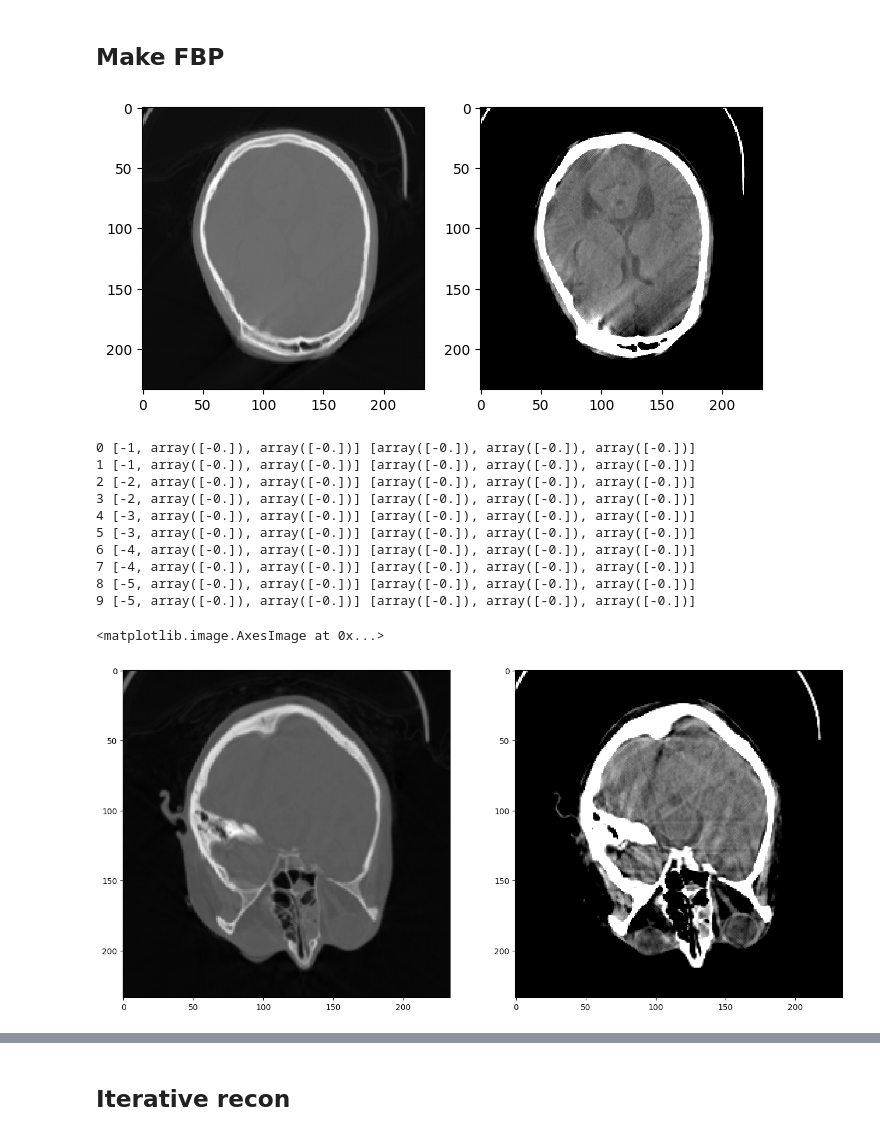
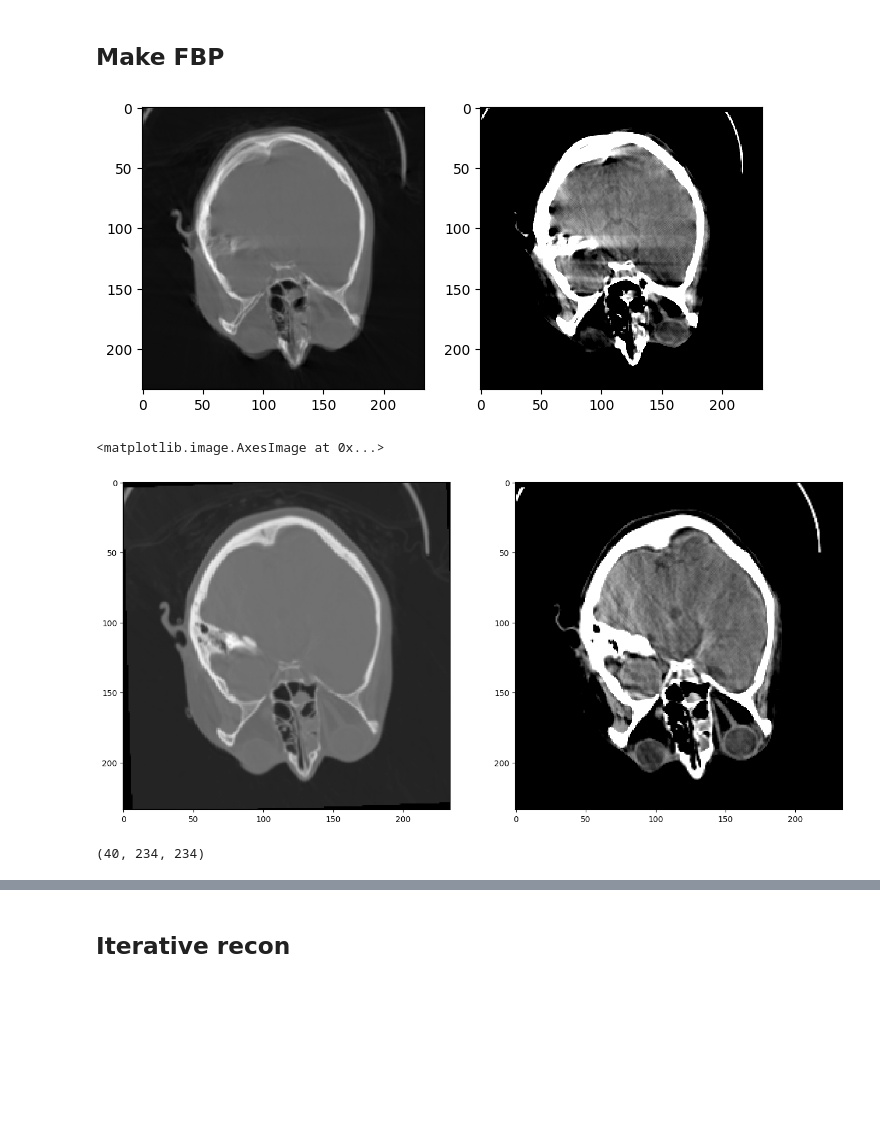
Before and after one commit to zhennongchen/CTProjector, a Jupyter notebook: example/ex_recon_gaussian_motion.ipynb, the cells around one changed output, grey strips where cells are left out. Cells and saved outputs as stored; diff of their text form; code cells hidden in the pictures; blank space fills up the shorter version.

```diff
--- a/example/ex_recon_gaussian_motion.ipynb
+++ b/example/ex_recon_gaussian_motion.ipynb
@@ -49,9 +49,9 @@ truth = img_ds[0,...]/ 0.019 * 1000 - 1024
 (71, 234, 234) [2.5266578 1.        1.       ]
 (1, 40, 234, 234)
 # %%
-def generate_and_save_sinograms_spline_motion(img, total_angle, amplitude_tx, amplitude_ty, amplitude_tz, amplitude_rx, amplitude_ry, amplitude_rz, file_name , sga = 0, load_file = False, geometry = 'fan', total_view_num = 1000, increment = 100, gantry_rotation_time = 500):
+def generate_and_save_sinograms_spline_motion(img, total_angle, amplitude_tx, amplitude_ty, amplitude_tz, amplitude_rx, amplitude_ry, amplitude_rz, file_name , sga, load_file = False, geometry = 'fan', total_view_num = 1000, increment = 100, gantry_rotation_time = 500):
     t = np.linspace(0,gantry_rotation_time, 5, endpoint=True)
-    print(t)
+    print(total_view_num)
     spline_tx = transform.interp_func(t, np.asarray(amplitude_tx))
     spline_ty = transform.interp_func(t, np.asarray(amplitude_ty))
     spline_tz = transform.interp_func(t, np.asarray(amplitude_tz))
@@ -64,7 +64,7 @@ def generate_and_save_sinograms_spline_motion(img, total_angle, amplitude_tx, am
     angles = ff.get_angles_zc(total_view_num, total_angle, sga)
 
     if load_file == False:
-        sinogram = basic.fp_w_spline_motion_model(img, projector, angles,3,  spline_tx, spline_ty, spline_tz, spline_rx, spline_ry, spline_rz, geometry, total_view = total_view_num, gantry_rotation_time = 500, slice_num = None, increment = increment, order = 3)
+        sinogram = basic.fp_w_spline_motion_model(img, projector, angles, spline_tx, spline_ty, spline_tz, spline_rx, spline_ry, spline_rz, geometry, total_view = total_view_num, gantry_rotation_time = 500, slice_num = None, increment = increment, order = 3)
 
         np.save(file_name, sinogram)
     else:
@@ -73,14 +73,14 @@ def generate_and_save_sinograms_spline_motion(img, total_angle, amplitude_tx, am
     return angles, sinogram, total_angle, spline_tx, spline_ty, spline_tz, spline_rx, spline_ry, spline_rz, geometry, projector
 # %%
 t = np.linspace(0, 500, 5, endpoint=True)
-amplitude_tx = np.linspace(0,0,5)
+amplitude_tx = np.asarray([0, 0.5, 1.987, 2.659, 0.66]) #np.linspace(0,0,5)
 amplitude_ty = np.linspace(0,0,5)
-amplitude_tz = np.linspace(0,5,5)
-amplitude_rx = np.linspace(0,0/180*np.pi,5)
+amplitude_tz = np.asarray([0, 0.864, 2.762, 2.346, 1.508])  #np.linspace(0,5,5)
+amplitude_rx = np.asarray([0, -1.1, -2.422, -2.652, -0.302]) / 180 * np.pi #np.linspace(0,0/180*np.pi,5)
 amplitude_ry = np.linspace(0,0/180*np.pi,5)
-amplitude_rz = np.linspace(0,0/180*np.pi,5)
-total_view_num = 1000
-increment = 100
+amplitude_rz = np.asarray([0,-0.4, -2.077, -1.343, -0.418]) / 180 * np.pi #np.linspace(0,0/180*np.pi,5)
+total_view_num = 1400
+increment = 56
 gantry_rotation_time = 500
 
 
@@ -128,24 +109,22 @@ plt.subplot(121); plt.imshow(ff.set_window(fbp_motion[15,...].T,500, 2000), 'gra
 plt.subplot(122); plt.imshow(ff.set_window(fbp_motion[15, :, :].T,50, 100), 'gray')
 nb.save(nb.Nifti1Image(np.rollaxis(fbp_motion,0,3),affine), '/mnt/mount_zc_NAS/motion_correction/data/test_sinograms/motion.nii.gz')
 # %% [output]
-[figure, old version]
+[figure, new version]
 # %%
-total_views = 1000
-gantry_time = 500
 # define how many PARs you want to make:
-K = 10
+K = 25
 # define use whole or half sinogram?
 use = 'whole'
 
 if use[0] == 'w':
     sinogram2 = np.copy(sinogram)
     angles2 = np.copy(angles)
-    time2 = gantry_time
+    time2 = gantry_rotation_time
 
 else:
     sinogram2 = sinogram[:, 0: sinogram.shape[1]//2, :, :]
     angles2 = angles[0: sinogram.shape[1]//2]
-    time2 = gantry_time/2
+    time2 = gantry_rotation_time/2
 
 # define the time window for each PAR
 times = np.linspace(time2/K, time2, K)
@@ -155,45 +134,39 @@ fbp_projector2 = basic.backprojector(img_ds,spacing)
 
 # divide sinogram:
 sinogram_segments,  num_angles_in_one_segment, segment_indexes = basic.divide_sinogram_direct_num(sinogram2, K , sinogram2.shape[1])
 
 ##### IMPORTANT  - assign weights to sinogram projection data according to in-plane rotation:
-sinogram_weighted, weights = transform.weighted_projection_due_to_rotation(sinogram_segments, segment_indexes, spline_rz, total_views, K,times, angles, sga, use_affine_transform = True)
+sinogram_weighted, weights = transform.weighted_projection_due_to_rotation(sinogram_segments, segment_indexes, spline_rz, total_view_num, K,times, angles, sga, use_affine_transform = True)
 
 # make PAR:
 final_par = basic.make_PAR_new(sinogram_weighted, segment_indexes,  angles2, img_ds[0,...].shape, projector2, fbp_projector2, geometry = geometry, back_to_original_value=False)
 
 # apply ground truth motion:
 PAR_transformed_true_sinogram = np.copy(final_par)
 for j in range(0,PAR_transformed_true_sinogram.shape[0]):
     t_end =[times[j]]
 
     translation_ = [-spline_tz(t_end), -spline_tx(t_end), -spline_ty(t_end)]
     rotation_ = [-spline_rz(t_end), -spline_rx(t_end), -spline_ry(t_end)]
     # print(j, translation_, [rr/np.pi*180 for rr in rotation_])
     I = final_par[j,...]
     _,_,_,transformation_matrix = transform.generate_transform_matrix(translation_,rotation_,[1,1,1],I.shape, which_one_is_first = 'translation') # need to inverse the action
     transformation_matrix = transform.transform_full_matrix_offset_center(transformation_matrix, I.shape)
     img_new = transform.apply_affine_transform(I, transformation_matrix, order = 3, cval = np.min(I))
 
     PAR_transformed_true_sinogram[j,...] = img_new
 
 PAR = np.sum(PAR_transformed_true_sinogram,axis=0) / (K) * 2
 PAR = PAR / 0.019 * 1000 - 1024
 plt.figure(figsize = (16,8))
 plt.subplot(121); plt.imshow(ff.set_window(PAR[15,:,:].T,500, 2000), 'gray')
 plt.subplot(122); plt.imshow(ff.set_window(PAR[15,:,:].T,50, 100), 'gray')
 # %% [output]
-0 [-1, array([-0.]), array([-0.])] [array([-0.]), array([-0.]), array([-0.])]
-1 [-1, array([-0.]), array([-0.])] [array([-0.]), array([-0.]), array([-0.])]
-2 [-2, array([-0.]), array([-0.])] [array([-0.]), array([-0.]), array([-0.])]
-3 [-2, array([-0.]), array([-0.])] [array([-0.]), array([-0.]), array([-0.])]
-4 [-3, array([-0.]), array([-0.])] [array([-0.]), array([-0.]), array([-0.])]
-5 [-3, array([-0.]), array([-0.])] [array([-0.]), array([-0.]), array([-0.])]
-6 [-4, array([-0.]), array([-0.])] [array([-0.]), array([-0.]), array([-0.])]
-7 [-4, array([-0.]), array([-0.])] [array([-0.]), array([-0.]), array([-0.])]
-8 [-5, array([-0.]), array([-0.])] [array([-0.]), array([-0.]), array([-0.])]
-9 [-5, array([-0.]), array([-0.])] [array([-0.]), array([-0.]), array([-0.])]
+<matplotlib.image.AxesImage at 0x...>
-<matplotlib.image.AxesImage at 0x...>
-[figure, old version]
+[figure, new version]
 # %%
 nb.save(nb.Nifti1Image(np.rollaxis(PAR,0,3),affine), os.path.join('/mnt/mount_zc_NAS/motion_correction/data/','test_sinograms/PAR_corrected.nii.gz'))
+# %%
+print(truth.shape)
+# %% [output]
+(40, 234, 234)
```
Also changed, not shown: parts of 2 cells of this notebook, 1 other file.
